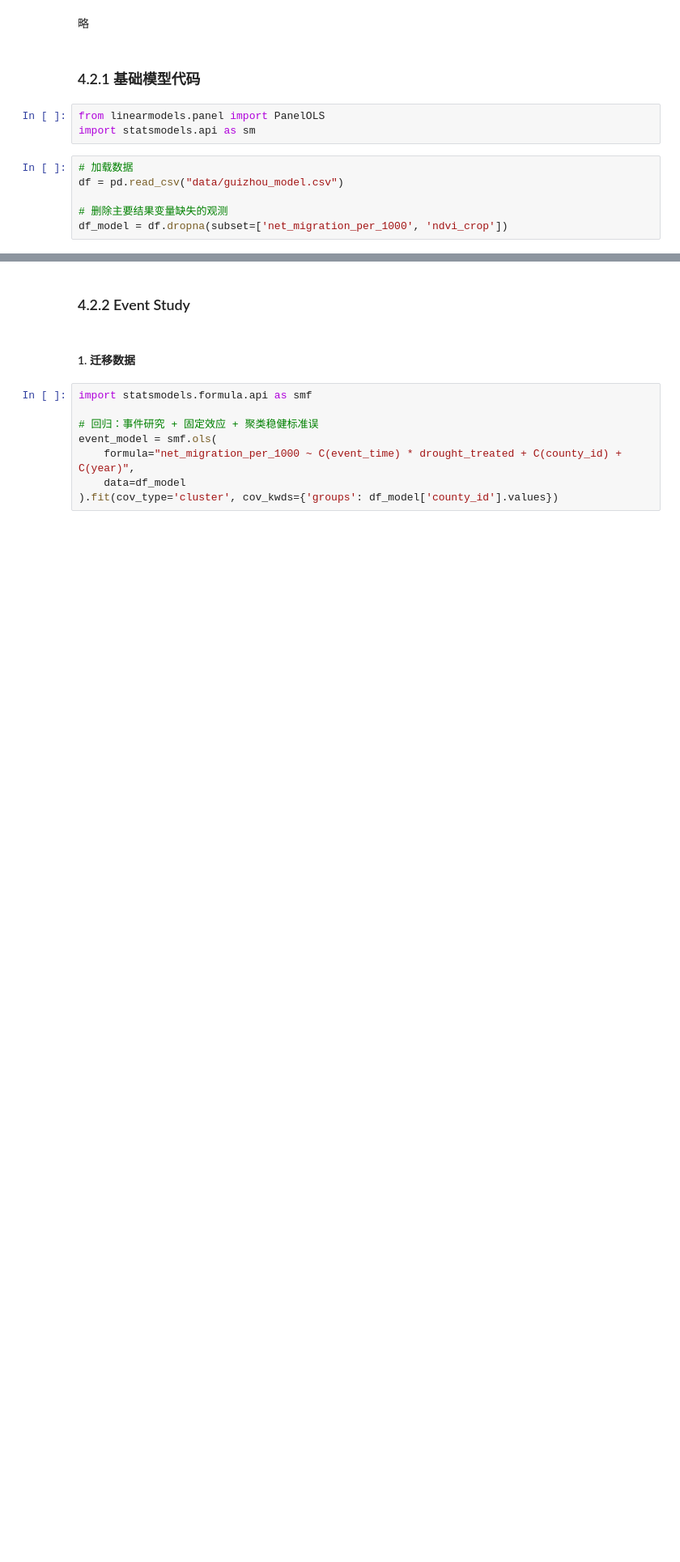
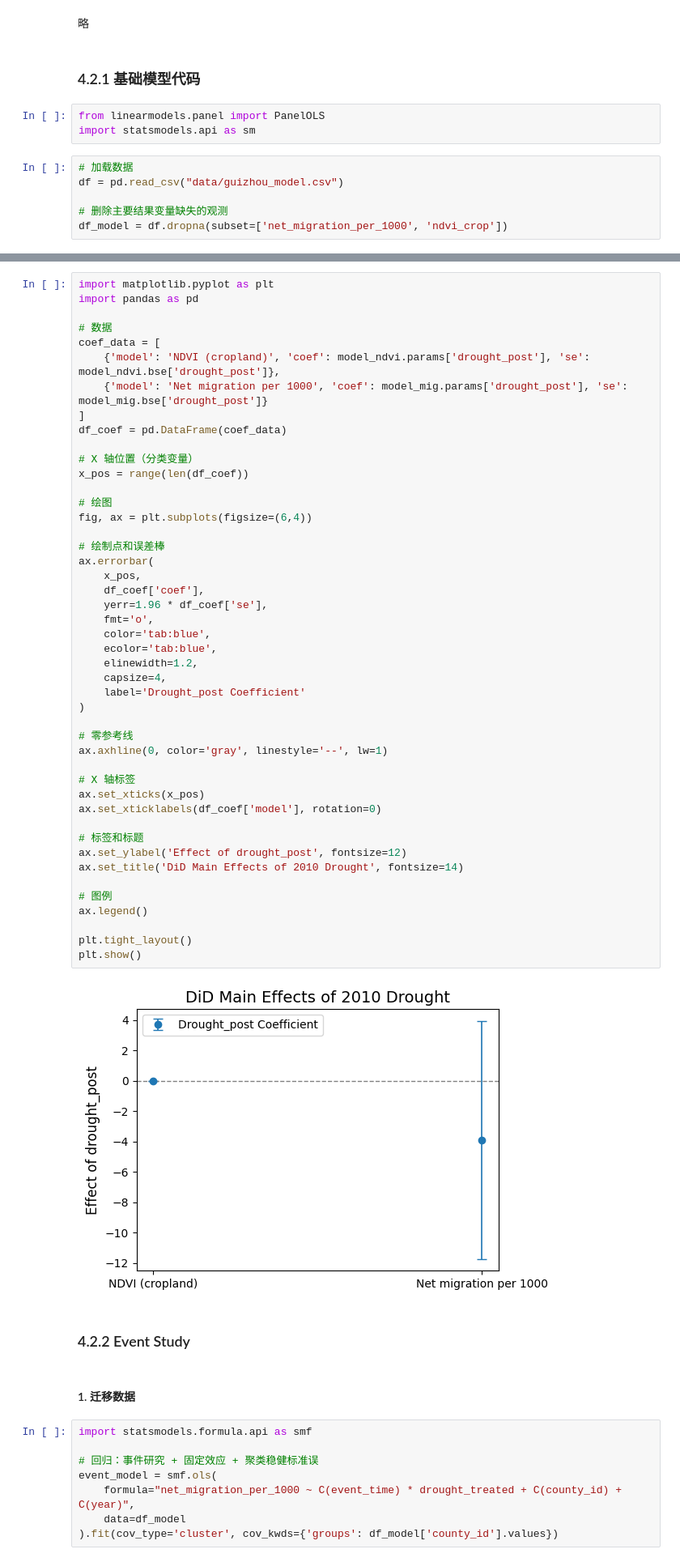
Before and after one commit to ixxiiris/CASA_Dissertation, a Jupyter notebook: DiD/did_event.ipynb, the cells around one changed output, grey strips where cells are left out. Shown at 81% size. Cells and saved outputs as stored; diff of their text form; blank space fills up the shorter version.

```diff
--- a/DiD/did_event.ipynb
+++ b/DiD/did_event.ipynb
@@ -379,3 +531,51 @@ Notes:
+# %%
+import matplotlib.pyplot as plt
+import pandas as pd
+
+# 数据
+coef_data = [
+    {'model': 'NDVI (cropland)', 'coef': model_ndvi.params['drought_post'], 'se': model_ndvi.bse['drought_post']},
+    {'model': 'Net migration per 1000', 'coef': model_mig.params['drought_post'], 'se': model_mig.bse['drought_post']}
+]
+df_coef = pd.DataFrame(coef_data)
+
+# X 轴位置（分类变量）
+x_pos = range(len(df_coef))
+
+# 绘图
+fig, ax = plt.subplots(figsize=(6,4))
+
+# 绘制点和误差棒
+ax.errorbar(
+    x_pos,
+    df_coef['coef'],
+    yerr=1.96 * df_coef['se'],
+    fmt='o',
+    color='tab:blue',
+    ecolor='tab:blue',
+    elinewidth=1.2,
+    capsize=4,
+    label='Drought_post Coefficient'
+)
+
+# 零参考线
+ax.axhline(0, color='gray', linestyle='--', lw=1)
+
+# X 轴标签
+ax.set_xticks(x_pos)
+ax.set_xticklabels(df_coef['model'], rotation=0)
+
+# 标签和标题
+ax.set_ylabel('Effect of drought_post', fontsize=12)
+ax.set_title('DiD Main Effects of 2010 Drought', fontsize=14)
+
+# 图例
+ax.legend()
+
+plt.tight_layout()
+plt.show()
+# %% [output]
+[figure, added]
 # %% [markdown]
 ### 4.2.2 Event Study
 # %% [markdown]
```
Also changed, not shown: parts of 6 cells of this notebook, 3 other files.
